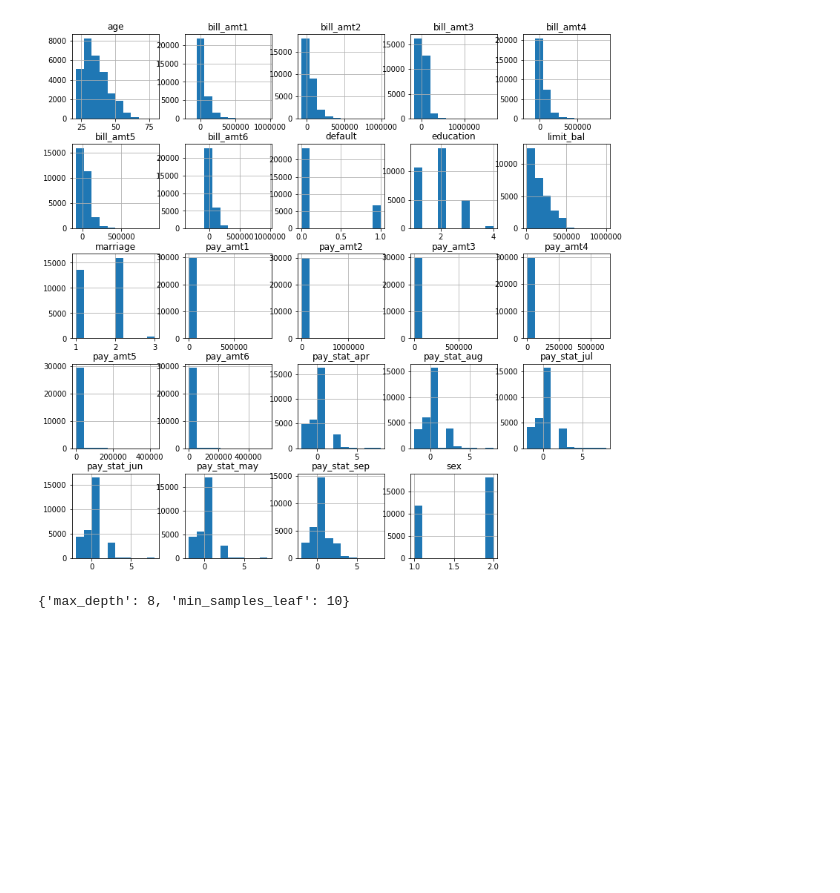
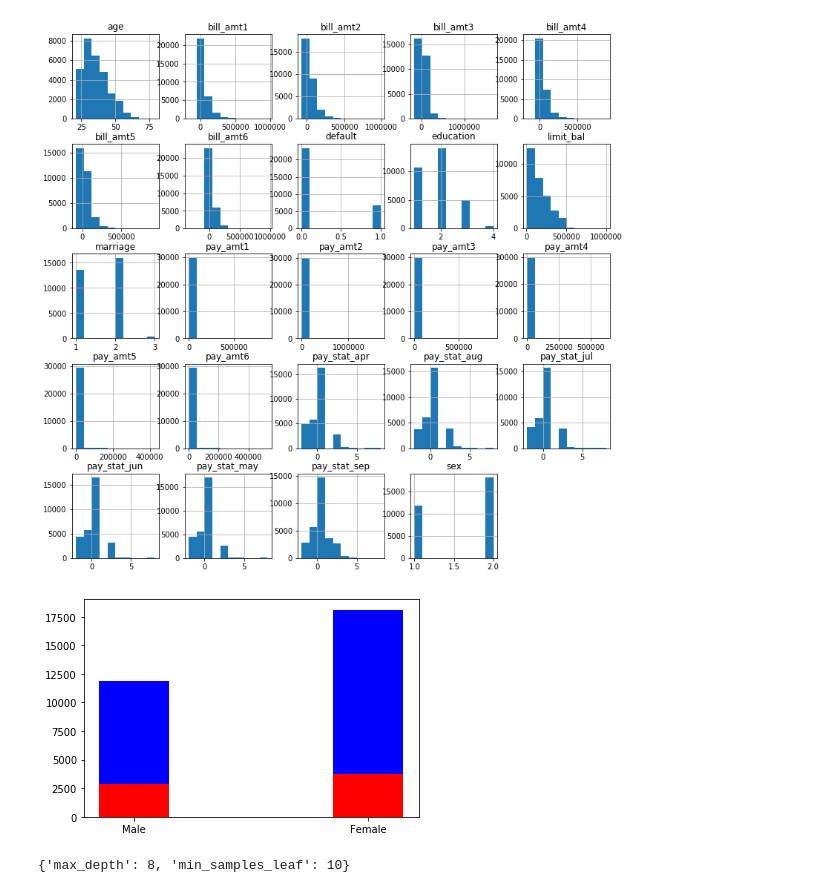
Before and after one commit to JoeSRead/Default-Detection, a Jupyter notebook: joe.ipynb, the cells around one changed output. Cells and saved outputs as stored; diff of their text form; code cells hidden in the pictures; blank space fills up the shorter version.

Commit message:
first plots

```diff
--- a/joe.ipynb
+++ b/joe.ipynb
@@ -85,6 +85,13 @@ for col in df.columns:
 ax = df.hist(figsize=(13,13))
 # %% [output]
 [figure]
+# %%
+p1 = plt.bar(['Male', 'Female'],[df.default.loc[df['sex'] == 1].value_counts()[1], df.default.loc[df['sex'] == 2].value_counts()[1]], color='r', width=0.3)
+p2 = plt.bar(['Male', 'Female'],[df.default.loc[df['sex'] == 1].value_counts()[0], df.default.loc[df['sex'] == 2].value_counts()[0]], color='b',
+             bottom=[df.default.loc[df['sex'] == 1].value_counts()[1], df.default.loc[df['sex'] == 2].value_counts()[1]], width=.3)
+plt.show()
+# %% [output]
+[figure, added]
 # %%
 X = df.drop('default', axis=1)
 y = df['default']
```
